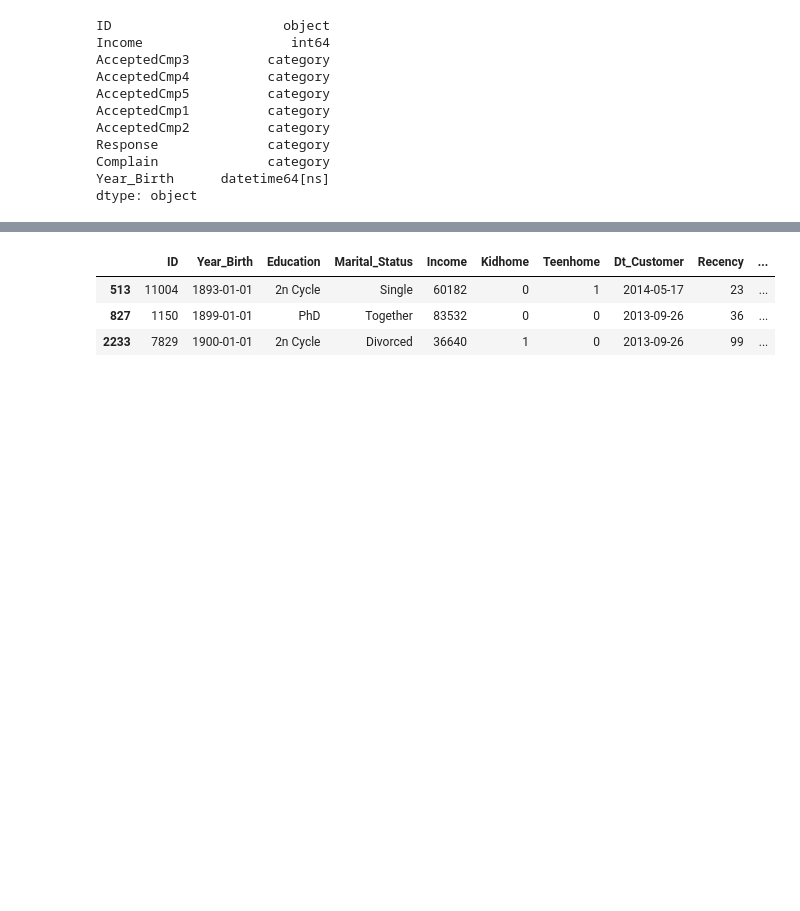
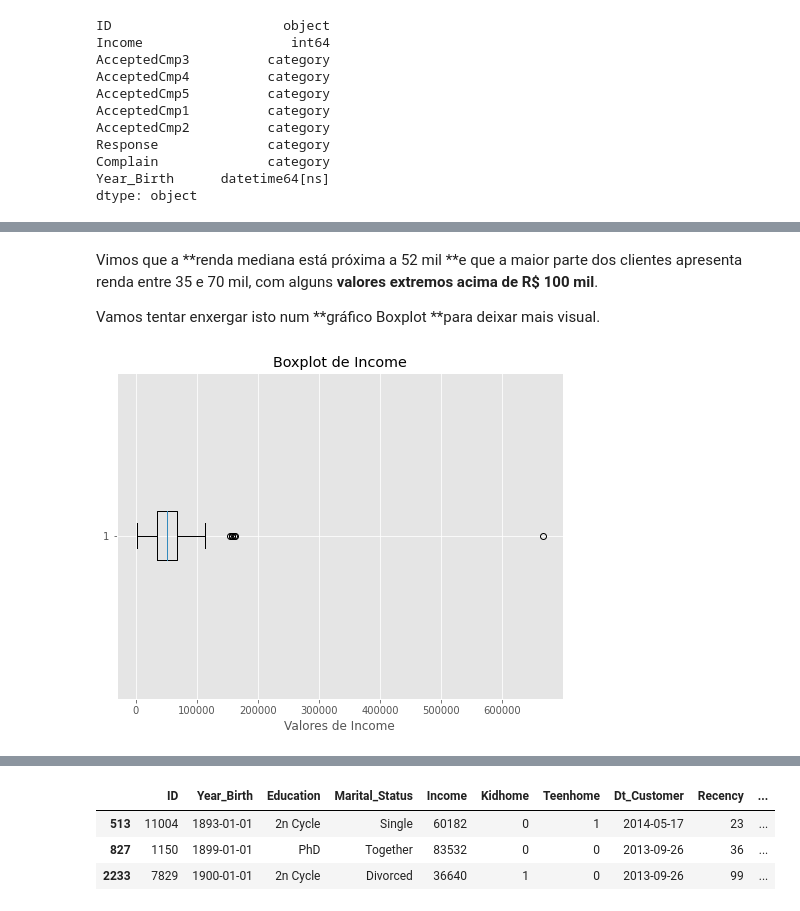
Before and after one commit to MarcioMot4/Maven-Marketing-Analysis-Custommer-Segmentation, a Jupyter notebook: Analise_Clientes_Maven_Marketing.ipynb, the cells around one changed output, grey strips where cells are left out. Saved outputs shown, nothing was run; the diff lists cells and outputs as text; code cells hidden in the pictures; blank space fills up the shorter version.

```diff
--- a/Analise_Clientes_Maven_Marketing.ipynb
+++ b/Analise_Clientes_Maven_Marketing.ipynb
@@ -567,0 +625,12 @@ dtype: object
+# %% [markdown]
+Vimos que a **renda mediana está próxima a 52 mil **e que a maior parte dos clientes apresenta renda entre 35 e 70 mil, com alguns **valores extremos acima de R$ 100 mil**.
+
+Vamos tentar enxergar isto num **gráfico Boxplot **para deixar mais visual.
+# %%
+plt.figure(figsize=(8,6))
+plt.boxplot(base_1_clean['Income'], vert=False)
+plt.title('Boxplot de Income')
+plt.xlabel('Valores de Income')
+plt.show()
+# %% [output]
+[figure, added]
```
Also changed, not shown: parts of 72 cells of this notebook.
